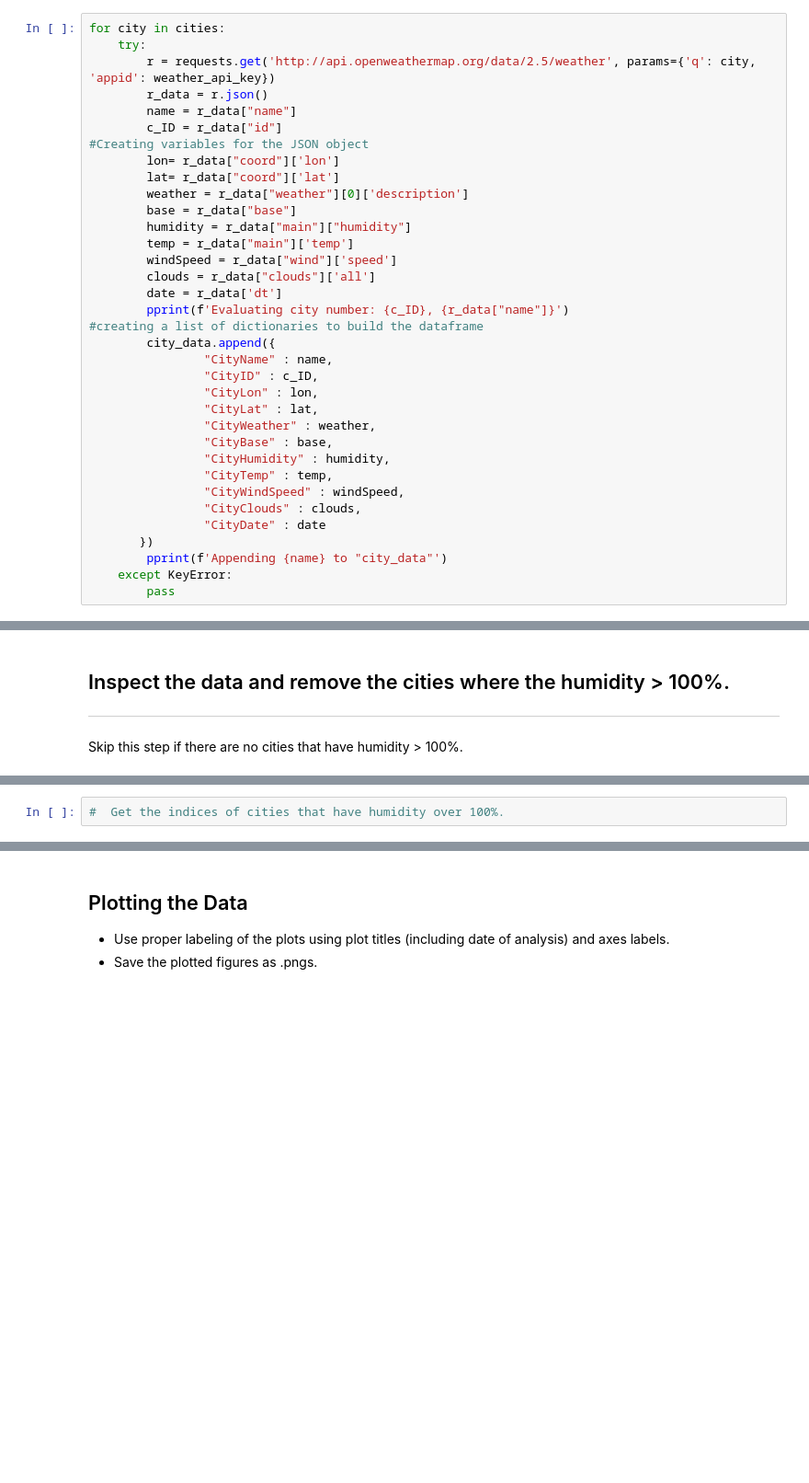
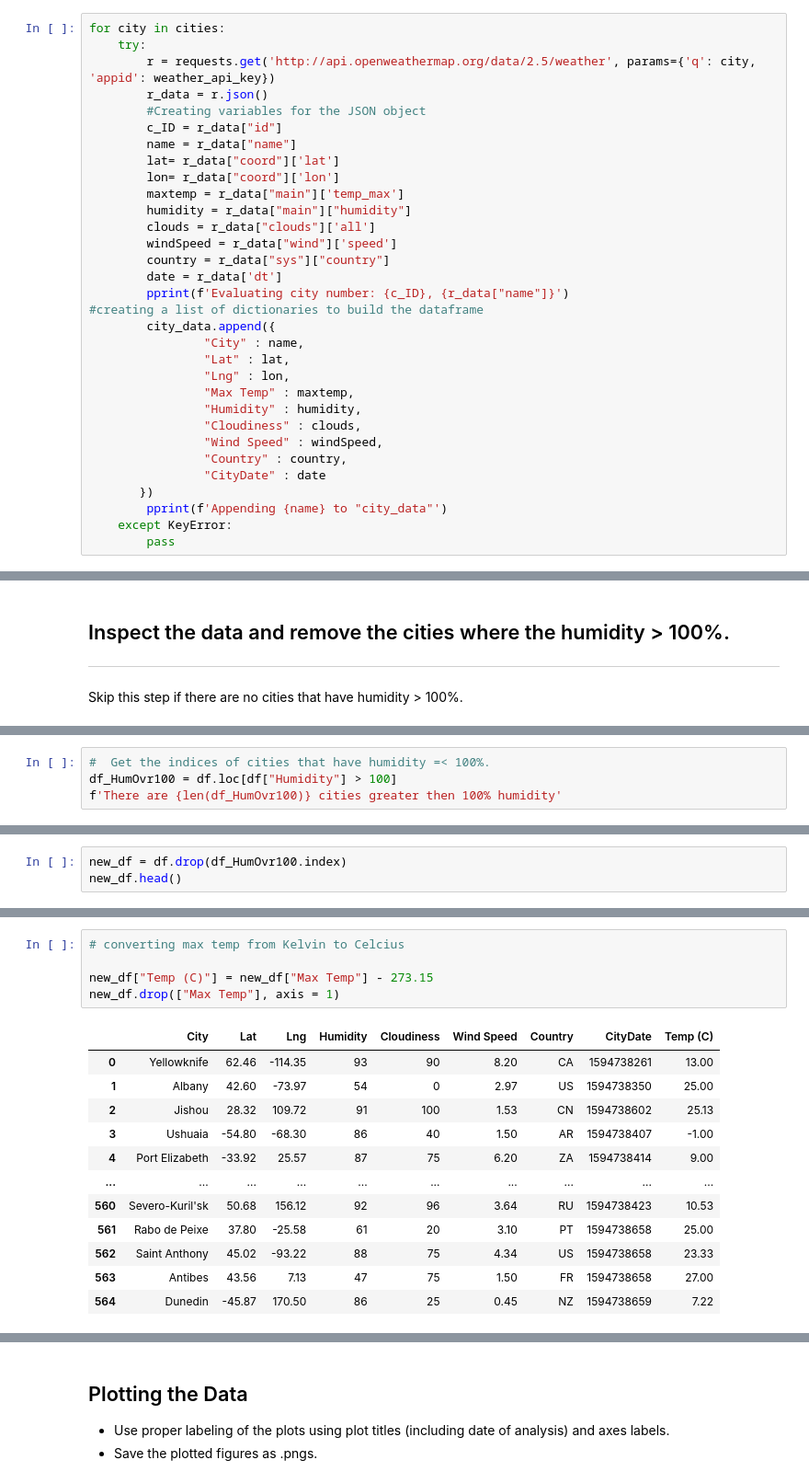
Before and after one commit to ryanworm/python-API-s, a Jupyter notebook: WeatherPy.ipynb, the cells around one changed output, grey strips where cells are left out. Shown at 92% size. Cells and saved outputs as stored; diff of their text form; blank space fills up the shorter version.

```diff
--- a/WeatherPy.ipynb
+++ b/WeatherPy.ipynb
@@ -70,31 +72,28 @@ for city in cities:
     try:
         r = requests.get('http://api.openweathermap.org/data/2.5/weather', params={'q': city, 'appid': weather_api_key})
         r_data = r.json()
+        #Creating variables for the JSON object
+        c_ID = r_data["id"]
         name = r_data["name"]
-        c_ID = r_data["id"]
-#Creating variables for the JSON object
+        lat= r_data["coord"]['lat']
         lon= r_data["coord"]['lon']
-        lat= r_data["coord"]['lat']
-        weather = r_data["weather"][0]['description']
-        base = r_data["base"]
+        maxtemp = r_data["main"]['temp_max']
         humidity = r_data["main"]["humidity"]
-        temp = r_data["main"]['temp']
+        clouds = r_data["clouds"]['all']
         windSpeed = r_data["wind"]['speed']
-        clouds = r_data["clouds"]['all']
+        country = r_data["sys"]["country"]
         date = r_data['dt']
         pprint(f'Evaluating city number: {c_ID}, {r_data["name"]}')
 #creating a list of dictionaries to build the dataframe
         city_data.append({
-                "CityName" : name,
-                "CityID" : c_ID,
-                "CityLon" : lon,
-                "CityLat" : lat,
-                "CityWeather" : weather,
-                "CityBase" : base,
-                "CityHumidity" : humidity,
-                "CityTemp" : temp,
-                "CityWindSpeed" : windSpeed,
-                "CityClouds" : clouds,
+                "City" : name,
+                "Lat" : lat,
+                "Lng" : lon,
+                "Max Temp" : maxtemp,
+                "Humidity" : humidity,
+                "Cloudiness" : clouds,
+                "Wind Speed" : windSpeed,
+                "Country" : country,
                 "CityDate" : date
        })
         pprint(f'Appending {name} to "city_data"')
@@ -161,2 +177,4 @@ Skip this step if there are no cities that have humidity > 100%.
 # %%
-#  Get the indices of cities that have humidity over 100%.
+#  Get the indices of cities that have humidity =< 100%.
+df_HumOvr100 = df.loc[df["Humidity"] > 100]
+f'There are {len(df_HumOvr100)} cities greater then 100% humidity'
@@ -170,0 +192,3 @@ Skip this step if there are no cities that have humidity > 100%.
+# %%
+new_df = df.drop(df_HumOvr100.index)
+new_df.head()
@@ -170,0 +202,18 @@ Skip this step if there are no cities that have humidity > 100%.
+# %%
+# converting max temp from Kelvin to Celcius
+
+new_df["Temp (C)"] = new_df["Max Temp"] - 273.15
+new_df.drop(["Max Temp"], axis = 1)
+# %% [output]
+|  | City | Lat | Lng | Humidity | Cloudiness | Wind Speed | Country | CityDate | Temp (C) |
+| 0 | Yellowknife | 62.46 | -114.35 | 93 | 90 | 8.20 | CA | 1594738261 | 13.00 |
+| 1 | Albany | 42.60 | -73.97 | 54 | 0 | 2.97 | US | 1594738350 | 25.00 |
+| 2 | Jishou | 28.32 | 109.72 | 91 | 100 | 1.53 | CN | 1594738602 | 25.13 |
+| 3 | Ushuaia | -54.80 | -68.30 | 86 | 40 | 1.50 | AR | 1594738407 | -1.00 |
+| 4 | Port Elizabeth | -33.92 | 25.57 | 87 | 75 | 6.20 | ZA | 1594738414 | 9.00 |
+| ... | ... | ... | ... | ... | ... | ... | ... | ... | ... |
+| 560 | Severo-Kuril'sk | 50.68 | 156.12 | 92 | 96 | 3.64 | RU | 1594738423 | 10.53 |
+| 561 | Rabo de Peixe | 37.80 | -25.58 | 61 | 20 | 3.10 | PT | 1594738658 | 25.00 |
+| 562 | Saint Anthony | 45.02 | -93.22 | 88 | 75 | 4.34 | US | 1594738658 | 23.33 |
+| 563 | Antibes | 43.56 | 7.13 | 47 | 75 | 1.50 | FR | 1594738658 | 27.00 |
+| 564 | Dunedin | -45.87 | 170.50 | 86 | 25 | 0.45 | NZ | 1594738659 | 7.22 |
```
Also changed, not shown: parts of 33 cells of this notebook.
